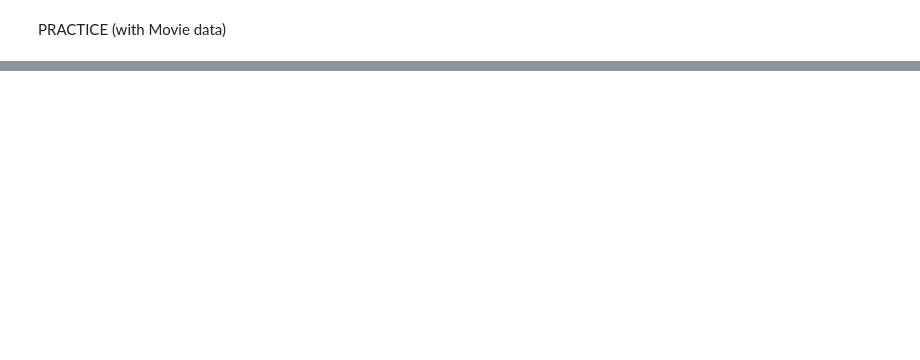
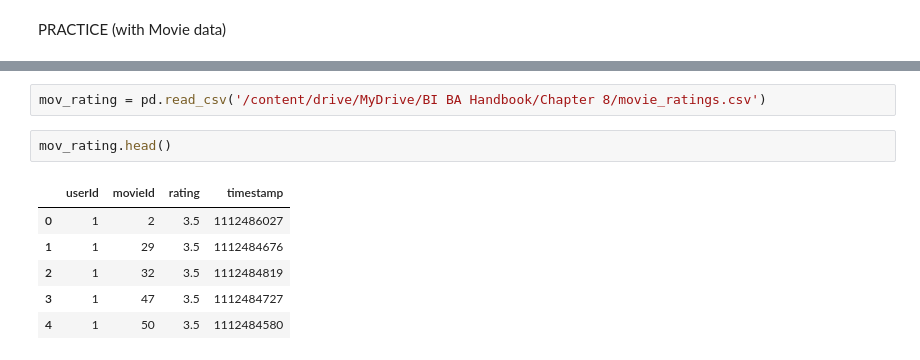
Before and after one commit to DrStephPowers/BIA, a Jupyter notebook: Ch8_KNN_Use_Case.ipynb, the cells around one changed output, grey strips where cells are left out. Cells and saved outputs as stored; diff of their text form; blank space fills up the shorter version.

```diff
--- a/Ch8_KNN_Use_Case.ipynb
+++ b/Ch8_KNN_Use_Case.ipynb
@@ -300,0 +352,11 @@ https://grouplens.org/datasets/movielens/1m/
+# %%
+mov_rating = pd.read_csv('/content/drive/MyDrive/BI BA Handbook/Chapter 8/movie_ratings.csv')
+# %%
+mov_rating.head()
+# %% [output]
+|  | userId | movieId | rating | timestamp |
+| 0 | 1 | 2 | 3.5 | 1112486027 |
+| 1 | 1 | 29 | 3.5 | 1112484676 |
+| 2 | 1 | 32 | 3.5 | 1112484819 |
+| 3 | 1 | 47 | 3.5 | 1112484727 |
+| 4 | 1 | 50 | 3.5 | 1112484580 |
```
Also changed, not shown: parts of 15 cells of this notebook.
